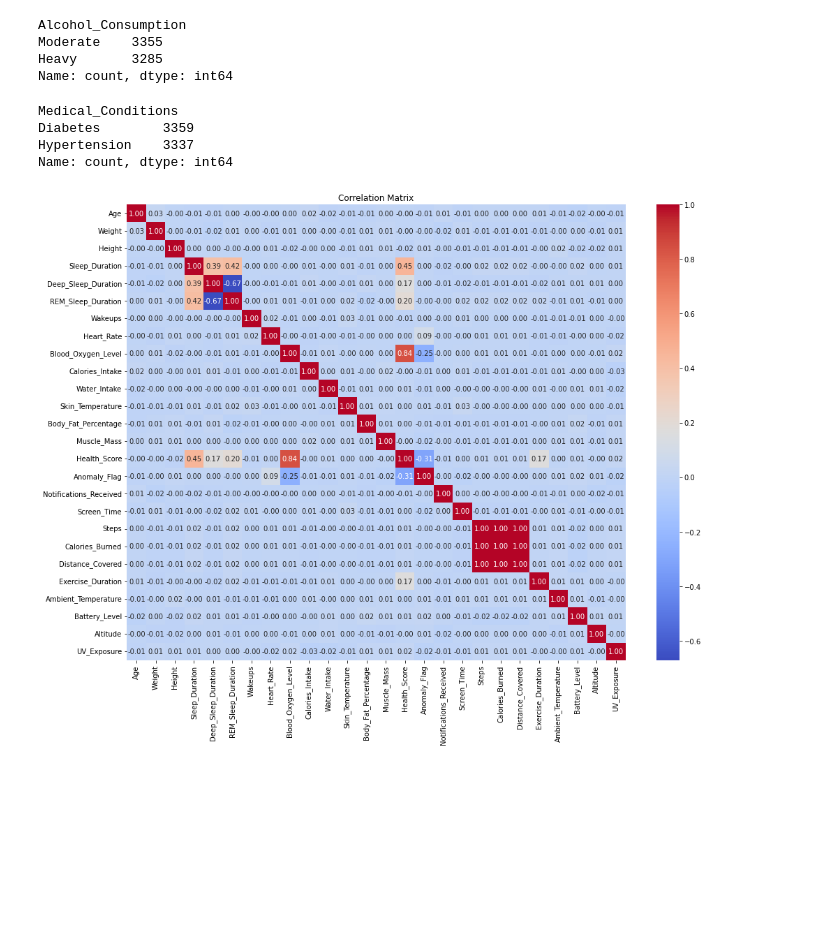
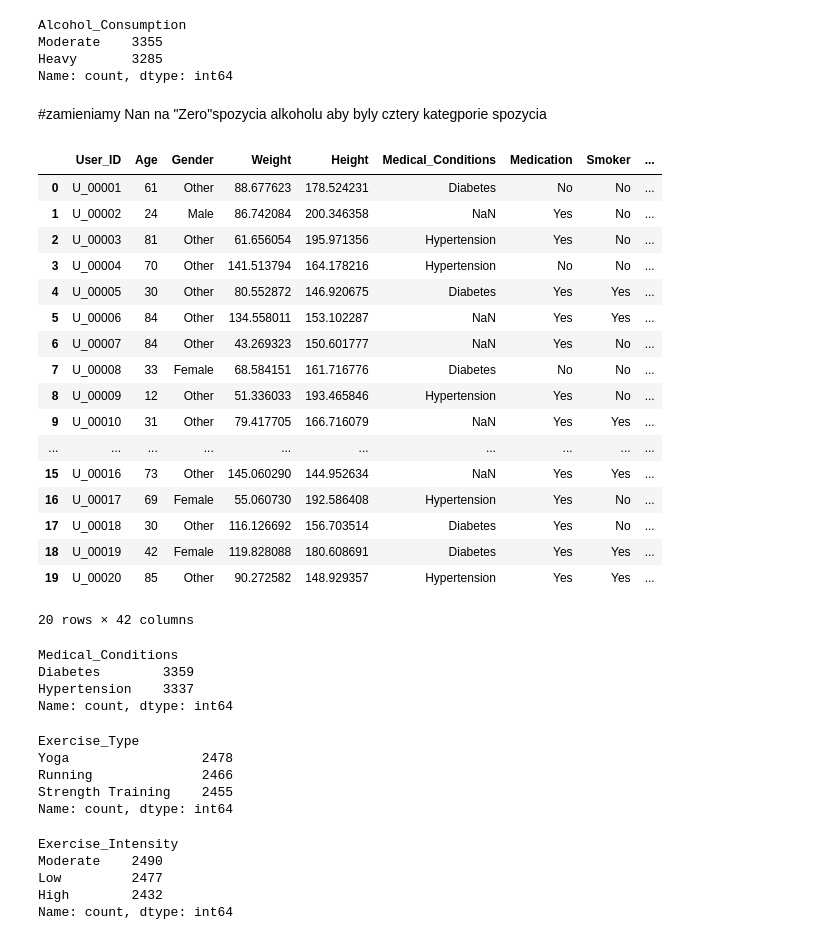
Before and after one commit to infoshareacademy/jdszr16-pajtoners, a Jupyter notebook: Zofia/braki,niespolnosci.ipynb, the cells around one changed output. Saved outputs shown, nothing was run; the diff lists cells and outputs as text; code cells hidden in the pictures; blank space fills up the shorter version.

```diff
--- a/Zofia/braki,niespolnosci.ipynb
+++ b/Zofia/braki,niespolnosci.ipynb
@@ -88,6 +99,31 @@ Alcohol_Consumption
 Moderate    3355
 Heavy       3285
 Name: count, dtype: int64
+# %% [markdown]
+#zamieniamy Nan na "Zero"spozycia alkoholu aby byly cztery kategporie spozycia
+# %%
+final_dt["Alcohol_Consumption"] = final_dt["Alcohol_Consumption"].fillna("Zero")
+# %%
+final_dt.head(20)
+# %% [output]
+|  | User_ID | Age | Gender | Weight | Height | Medical_Conditions | Medication | Smoker | ... |
+| 0 | U_00001 | 61 | Other | 88.677623 | 178.524231 | Diabetes | No | No | ... |
+| 1 | U_00002 | 24 | Male | 86.742084 | 200.346358 | NaN | Yes | No | ... |
+| 2 | U_00003 | 81 | Other | 61.656054 | 195.971356 | Hypertension | Yes | No | ... |
+| 3 | U_00004 | 70 | Other | 141.513794 | 164.178216 | Hypertension | No | No | ... |
+| 4 | U_00005 | 30 | Other | 80.552872 | 146.920675 | Diabetes | Yes | Yes | ... |
+| 5 | U_00006 | 84 | Other | 134.558011 | 153.102287 | NaN | Yes | Yes | ... |
+| 6 | U_00007 | 84 | Other | 43.269323 | 150.601777 | NaN | Yes | No | ... |
+| 7 | U_00008 | 33 | Female | 68.584151 | 161.716776 | Diabetes | No | No | ... |
+| 8 | U_00009 | 12 | Other | 51.336033 | 193.465846 | Hypertension | Yes | No | ... |
+| 9 | U_00010 | 31 | Other | 79.417705 | 166.716079 | NaN | Yes | Yes | ... |
+| ... | ... | ... | ... | ... | ... | ... | ... | ... | ... |
+| 15 | U_00016 | 73 | Other | 145.060290 | 144.952634 | NaN | Yes | Yes | ... |
+| 16 | U_00017 | 69 | Female | 55.060730 | 192.586408 | Hypertension | Yes | No | ... |
+| 17 | U_00018 | 30 | Other | 116.126692 | 156.703514 | Diabetes | Yes | No | ... |
+| 18 | U_00019 | 42 | Female | 119.828088 | 180.608691 | Diabetes | Yes | Yes | ... |
+| 19 | U_00020 | 85 | Other | 90.272582 | 148.929357 | Hypertension | Yes | Yes | ... |
+20 rows × 42 columns
 # %%
 final_dt["Medical_Conditions"].value_counts()
 # %% [output]
@@ -102,7 +134,16 @@ corr_matrix = only_numbers.corr()
-# %%
-plt.figure(figsize=(16,12))
-sns.heatmap(corr_matrix, annot=True, cmap="coolwarm", fmt=".2f")
-plt.title("Correlation Matrix")
-plt.show()
-# %% [output]
-[figure, removed]
+# %%
+final_dt["Exercise_Type"].value_counts()
+# %% [output]
+Exercise_Type
+Yoga                 2478
+Running              2466
+Strength Training    2455
+Name: count, dtype: int64
+# %%
+final_dt["Exercise_Intensity"].value_counts()
+# %% [output]
+Exercise_Intensity
+Moderate    2490
+Low         2477
+High        2432
+Name: count, dtype: int64
```
Also changed, not shown: parts of 4 cells of this notebook.
